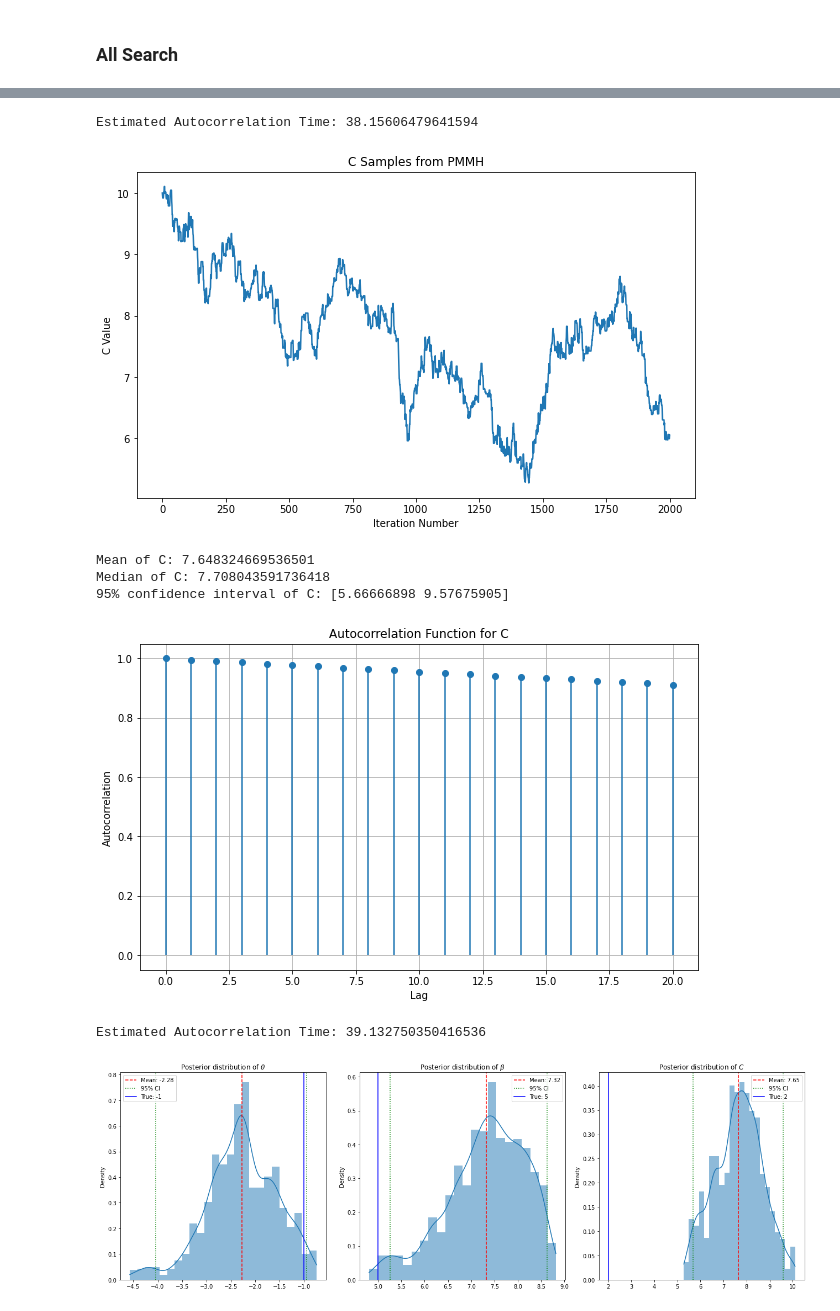
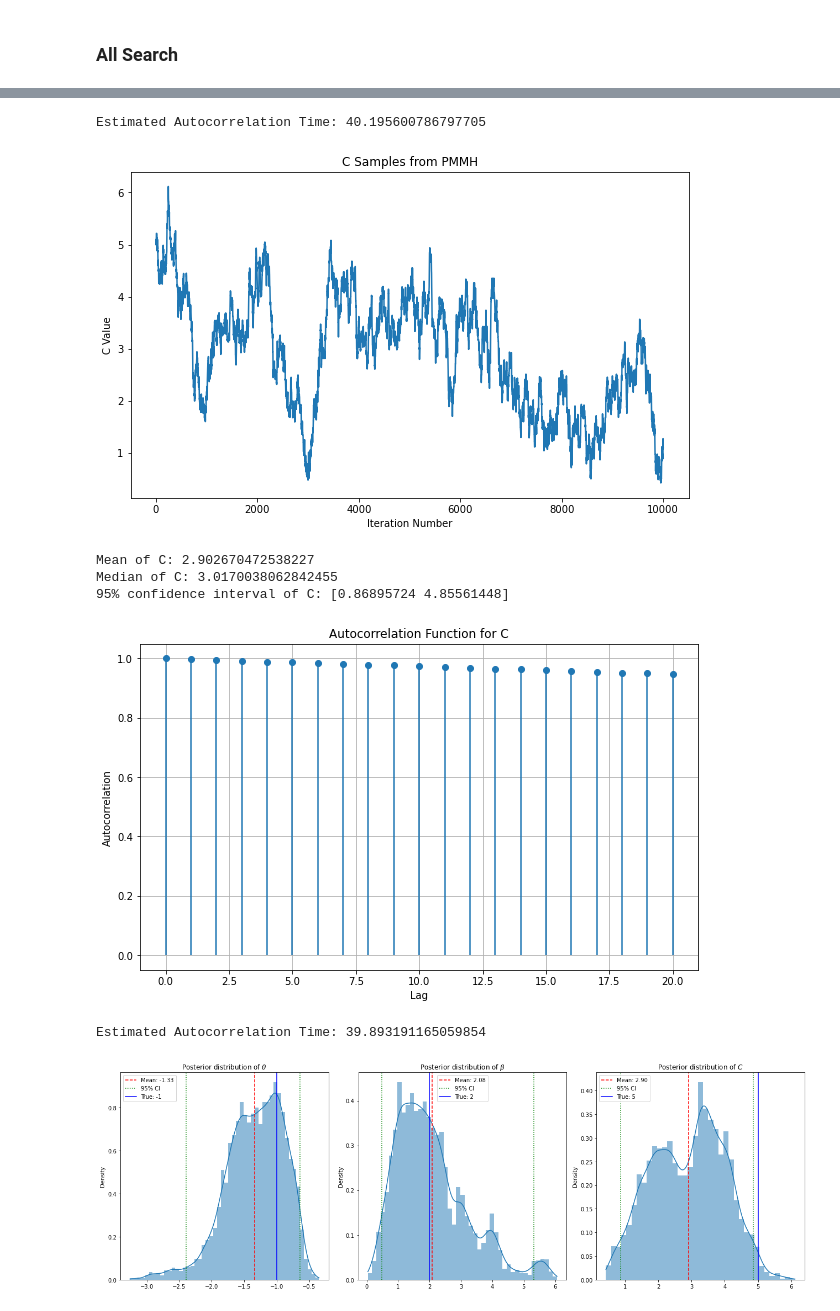
Before and after one commit to zhl24/IIB_Codes, a Jupyter notebook: improved_algorithm_testing.ipynb, the cells around one changed output, grey strips where cells are left out. Drawn from its saved outputs; the diff is of its cells as text; code cells hidden in the pictures.

```diff
--- a/improved_algorithm_testing.ipynb
+++ b/improved_algorithm_testing.ipynb
@@ -3118,10 +3118,10 @@ import seaborn as sns
 
 
 #beta_pcn = 1 #The step parameter for the pre-conditioned crank nicolson algorithm
-n_iter = 2000 #Number of iterations
+n_iter = 10000 #Number of iterations
 theta0 = -1 #Initial guess of theta
-beta0 = 5 #Initial Guess of beta
-C0 = 10  #Initial Guess of C
+beta0 = 2 #Initial Guess of beta
+C0 = 5  #Initial Guess of C
 num_particles = 1000
 
 #The 3 step sizes for the 3 parameters
@@ -3146,8 +3146,8 @@ sigma_n = true_sigmaw * np.sqrt(kv)
 
 #Simulation Parameters
 
-true_beta = 5
-true_C = 2
+true_beta = 2
+true_C = 5
 T = 30
 
 
@@ -3251,7 +3251,7 @@ for iter in tqdm(range(n_iter), desc="Processing"):
         sigmaw_values = []
 
         ### From here we pregenerate the proposals for particle filter
-        mean_proposals,cov_proposals =  parallel_particle_transition_function(beta_samples[-1],C_samples[-1],T,N,num_particles,A,h,c=20)  #The dimensions are (num_particles,N,2,1) and (num_particles,N,2,2)
+        mean_proposals,cov_proposals =  parallel_particle_transition_function(beta_samples[-1],C_samples[-1],T,N,num_particles,A,h,c=10)  #The dimensions are (num_particles,N,2,1) and (num_particles,N,2,2)
 
 
         for i in range(len(evaluation_points)): #i is the time index we want for N
@@ -3360,7 +3360,7 @@ for iter in tqdm(range(n_iter), desc="Processing"):
 
     sigmaw_values = []
 
-    mean_proposals,cov_proposals =  parallel_particle_transition_function(beta_proposed,C_proposed,T,N,num_particles,A,h,c=20)  #The dimensions are (num_particles,N,2,1) and (num_particles,N,2,2)
+    mean_proposals,cov_proposals =  parallel_particle_transition_function(beta_proposed,C_proposed,T,N,num_particles,A,h,c=10)  #The dimensions are (num_particles,N,2,1) and (num_particles,N,2,2)
     for i in range(len(evaluation_points)): #i is the time index we want for N
             #sigmaw here needs to be updated in every step
             mean_proposal = mean_proposals[:,i,:,:]
@@ -3521,8 +3521,8 @@ Median of beta: 7.407073851897704
-Estimated Autocorrelation Time: 38.15606479641594
+Estimated Autocorrelation Time: 40.195600786797705
-[figure, old version]
+[figure, new version]
-Mean of C: 7.648324669536501
-Median of C: 7.708043591736418
-95% confidence interval of C: [5.66666898 9.57675905]
+Mean of C: 2.902670472538227
+Median of C: 3.0170038062842455
+95% confidence interval of C: [0.86895724 4.85561448]
-[figure, old version]
+[figure, new version]
-Estimated Autocorrelation Time: 39.132750350416536
+Estimated Autocorrelation Time: 39.893191165059854
-[figure, old version]
+[figure, new version]
```
Also changed, not shown: parts of 1 cell of this notebook, 1 other file.
